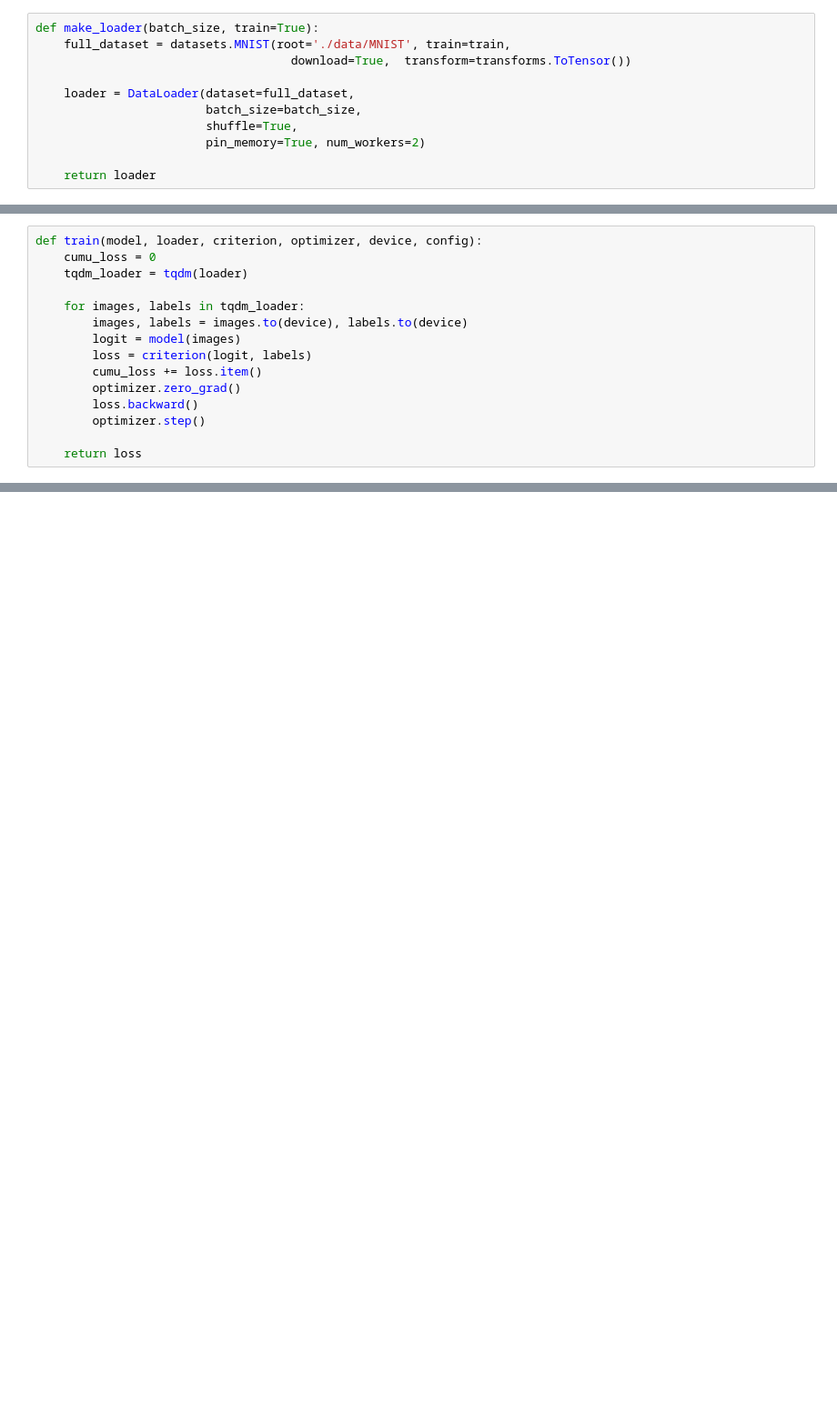
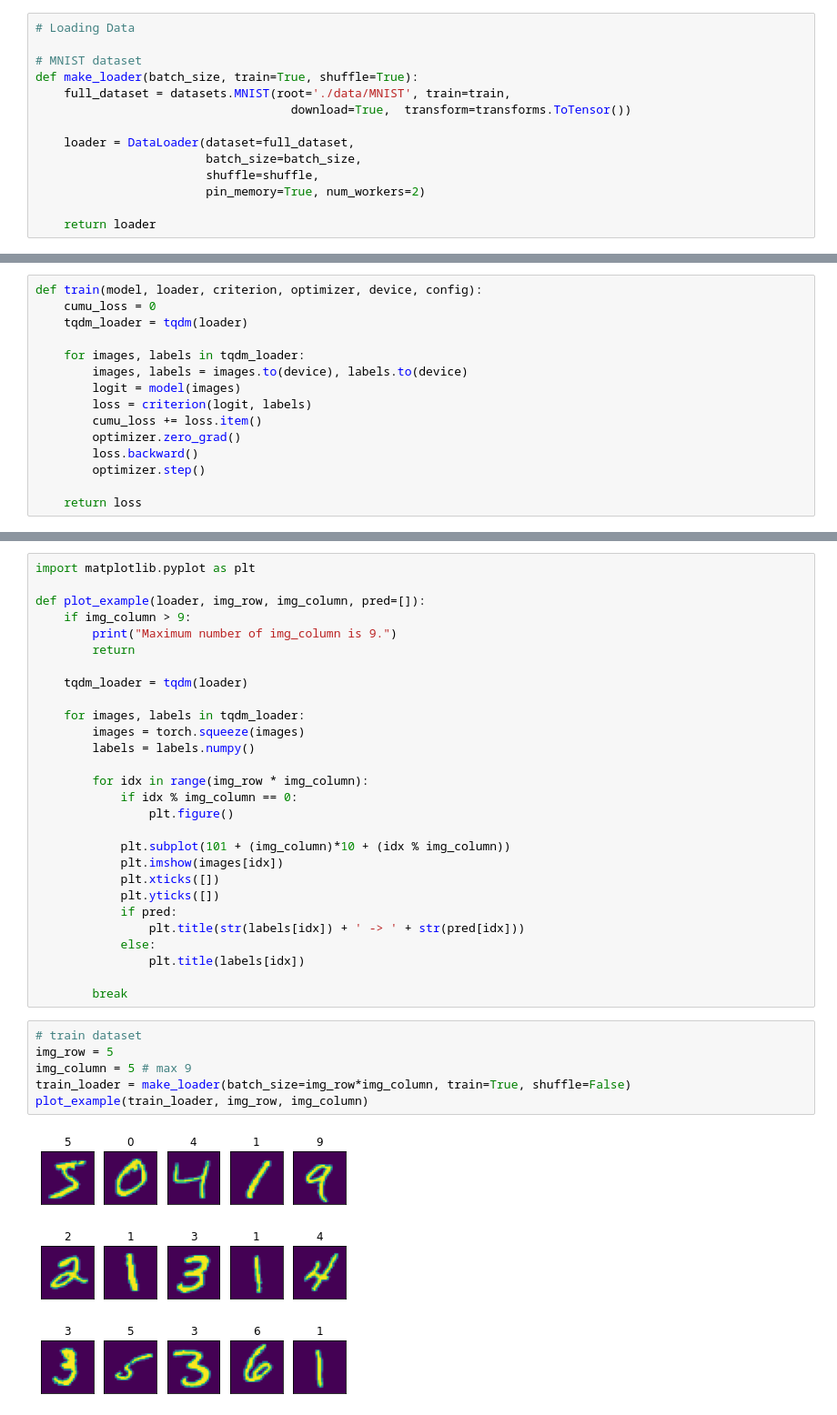
Before and after one commit to kcyoon689/MNIST_MLOps, a Jupyter notebook: WanDB_Mnist.ipynb, the cells around one changed output, grey strips where cells are left out. Shown at 91% size. Cells and saved outputs as stored; diff of their text form; blank space fills up the shorter version.

```diff
--- a/WanDB_Mnist.ipynb
+++ b/WanDB_Mnist.ipynb
@@ -19,13 +24,16 @@ import torchvision.transforms as transforms
 from sklearn.metrics import accuracy_score
 from tqdm import tqdm
 # %%
-def make_loader(batch_size, train=True):
+# Loading Data
+
+# MNIST dataset
+def make_loader(batch_size, train=True, shuffle=True):
     full_dataset = datasets.MNIST(root='./data/MNIST', train=train,
                                     download=True,  transform=transforms.ToTensor())
 
     loader = DataLoader(dataset=full_dataset,
                         batch_size=batch_size,
-                        shuffle=True,
+                        shuffle=shuffle,
                         pin_memory=True, num_workers=2)
 
     return loader
@@ -158 +171,39 @@ Extracting ./data/MNIST/MNIST/raw/t10k-labels-idx1-ubyte.gz to ./data/MNIST/MNIS
 ... (3 outputs left out)
+# %%
+import matplotlib.pyplot as plt
+
+def plot_example(loader, img_row, img_column, pred=[]):
+    if img_column > 9:
+        print("Maximum number of img_column is 9.")
+        return
+
+    tqdm_loader = tqdm(loader)
+
+    for images, labels in tqdm_loader:
+        images = torch.squeeze(images)
+        labels = labels.numpy()
+
+        for idx in range(img_row * img_column):
+            if idx % img_column == 0:
+                plt.figure()
+
+            plt.subplot(101 + (img_column)*10 + (idx % img_column))
+            plt.imshow(images[idx])
+            plt.xticks([])
+            plt.yticks([])
+            if pred:
+                plt.title(str(labels[idx]) + ' -> ' + str(pred[idx]))
+            else:
+                plt.title(labels[idx])
+
+        break
+# %%
+# train dataset
+img_row = 5
+img_column = 5 # max 9
+train_loader = make_loader(batch_size=img_row*img_column, train=True, shuffle=False)
+plot_example(train_loader, img_row, img_column)
+# %% [output]
+[figure, added]
+[figure, added]
+[figure, added]
```
Also changed, not shown: parts of 13 cells of this notebook.
